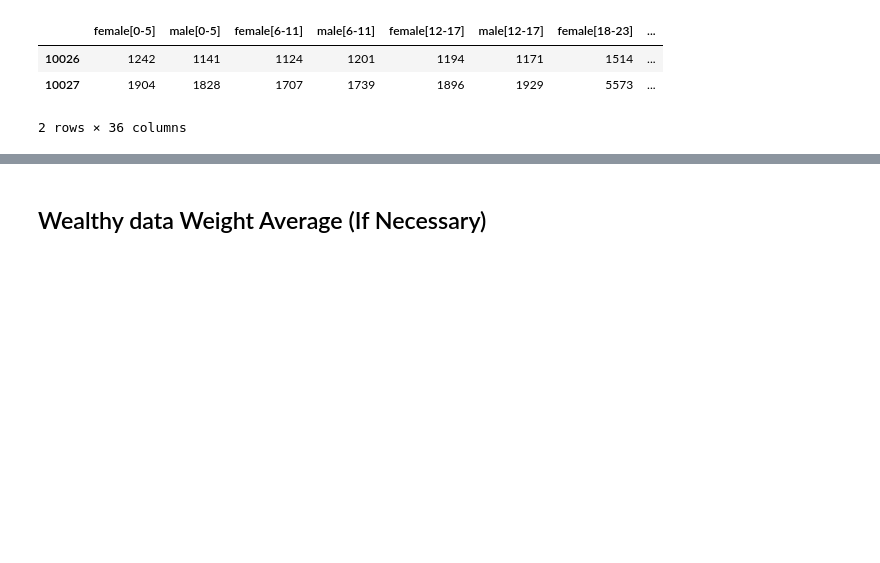
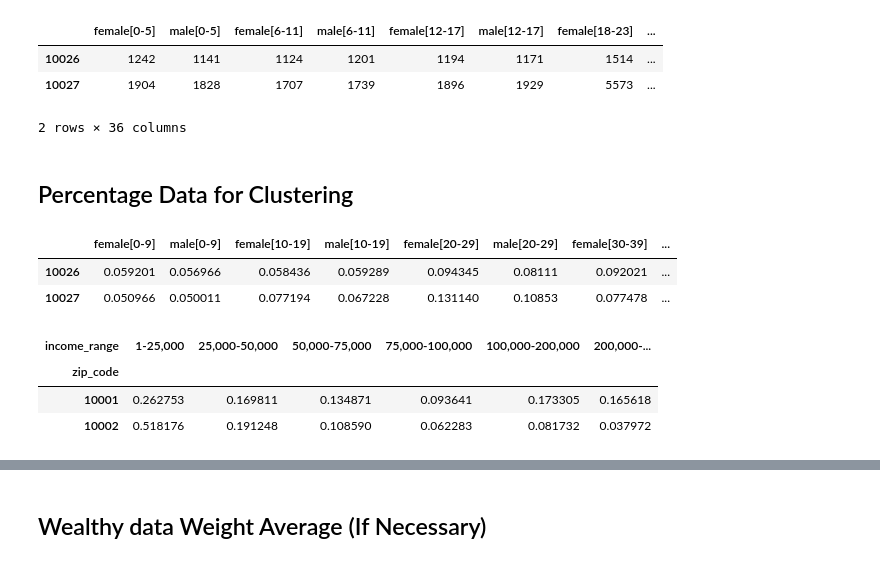
Before and after one commit to pinhao1994/ads-on-the-run, a Jupyter notebook: cluster/add_wealth_osm_features.ipynb, the cells around one changed output, grey strips where cells are left out. Saved outputs shown, nothing was run; the diff lists cells and outputs as text; code cells hidden in the pictures; blank space fills up the shorter version.

Commit message:
create percentage data

```diff
--- a/cluster/add_wealth_osm_features.ipynb
+++ b/cluster/add_wealth_osm_features.ipynb
@@ -70,0 +72,2 @@ df_all_count.to_csv("zip_code_age_wealth_osm.csv")
+# %% [markdown]
+## Percentage Data for Clustering
@@ -70,0 +76,23 @@ df_all_count.to_csv("zip_code_age_wealth_osm.csv")
+# %%
+def change_to_percentage(df, population=False):
+    df = df.copy()
+    for i, row in df.iterrows():
+#         print(row, np.sum(row))
+        df.loc[i, :] = row / np.sum(row)
+        if population: df.loc[i, "population"] = np.sum(row)
+    return df
+# %%
+df_age_lg_per = change_to_percentage(df_age_lg, population=True)
+df_age_lg_per.head(2)
+# %% [output]
+|  | female[0-9] | male[0-9] | female[10-19] | male[10-19] | female[20-29] | male[20-29] | female[30-39] | ... |
+| 10026 | 0.059201 | 0.056966 | 0.058436 | 0.059289 | 0.094345 | 0.08111 | 0.092021 | ... |
+| 10027 | 0.050966 | 0.050011 | 0.077194 | 0.067228 | 0.131140 | 0.10853 | 0.077478 | ... |
+# %%
+df_wealthy_pivot_per = change_to_percentage(df_wealthy_pivot)
+df_wealthy_pivot_per.head(2)
+# %% [output]
+| income_range | 1-25,000 | 25,000-50,000 | 50,000-75,000 | 75,000-100,000 | 100,000-200,000 | 200,000-... |
+| zip_code |  |  |  |  |  |  |
+| 10001 | 0.262753 | 0.169811 | 0.134871 | 0.093641 | 0.173305 | 0.165618 |
+| 10002 | 0.518176 | 0.191248 | 0.108590 | 0.062283 | 0.081732 | 0.037972 |
```
Also changed, not shown: parts of 5 cells of this notebook.
